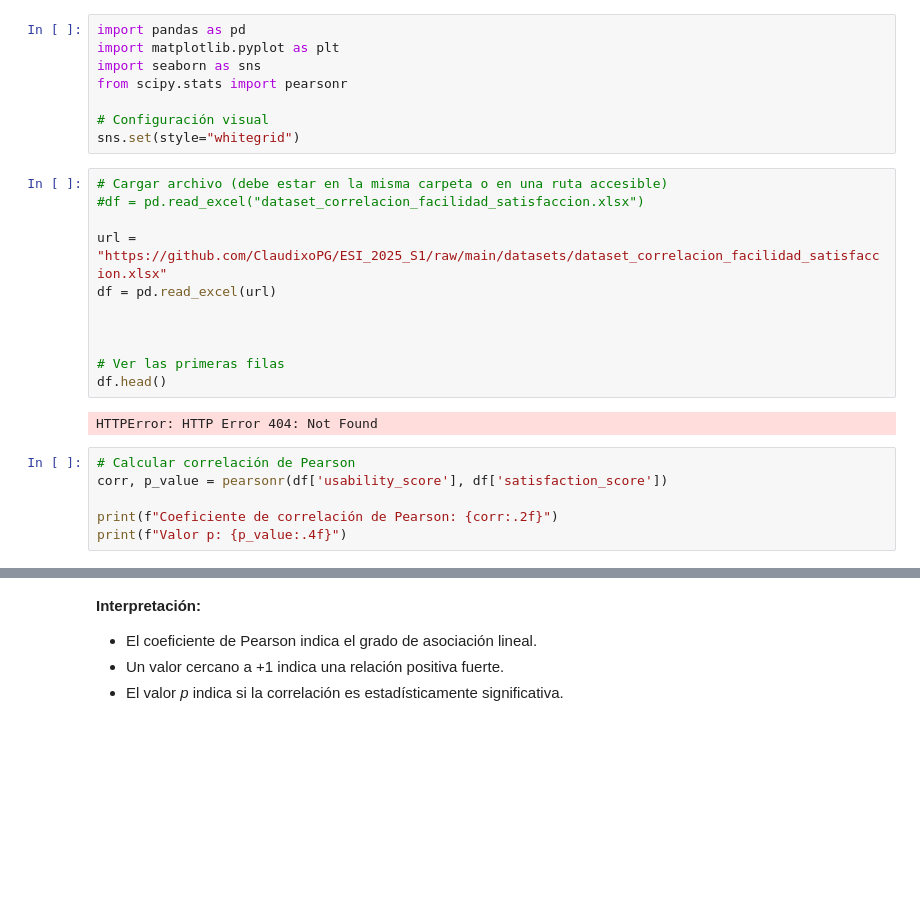
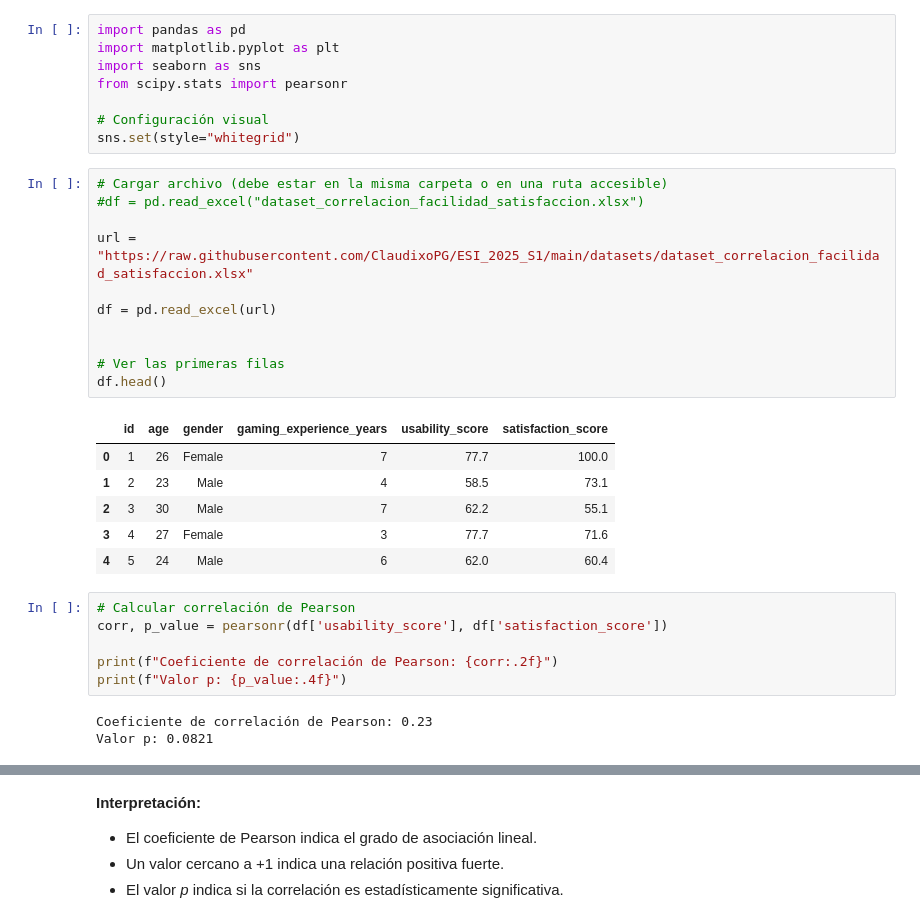
Before and after one commit to ClaudixoPG/ESI_2025_S1, a Jupyter notebook: notebooks/correlacion_facilidad_satisfaccion.ipynb, the cells around one changed output, grey strips where cells are left out. Cells and saved outputs as stored; diff of their text form; blank space fills up the shorter version.

```diff
--- a/notebooks/correlacion_facilidad_satisfaccion.ipynb
+++ b/notebooks/correlacion_facilidad_satisfaccion.ipynb
@@ -12,22 +14,30 @@ sns.set(style="whitegrid")
 # %%
 # Cargar archivo (debe estar en la misma carpeta o en una ruta accesible)
 #df = pd.read_excel("dataset_correlacion_facilidad_satisfaccion.xlsx")
 
-url = "https://github.com/ClaudixoPG/ESI_2025_S1/raw/main/datasets/dataset_correlacion_facilidad_satisfaccion.xlsx"
+url = "https://raw.githubusercontent.com/ClaudixoPG/ESI_2025_S1/main/datasets/dataset_correlacion_facilidad_satisfaccion.xlsx"
+
 df = pd.read_excel(url)
-
 
 
 # Ver las primeras filas
 df.head()
 # %% [output]
-HTTPError: HTTP Error 404: Not Found
+|  | id | age | gender | gaming_experience_years | usability_score | satisfaction_score |
+| 0 | 1 | 26 | Female | 7 | 77.7 | 100.0 |
+| 1 | 2 | 23 | Male | 4 | 58.5 | 73.1 |
+| 2 | 3 | 30 | Male | 7 | 62.2 | 55.1 |
+| 3 | 4 | 27 | Female | 3 | 77.7 | 71.6 |
+| 4 | 5 | 24 | Male | 6 | 62.0 | 60.4 |
 # %%
 # Calcular correlación de Pearson
 corr, p_value = pearsonr(df['usability_score'], df['satisfaction_score'])
 
 print(f"Coeficiente de correlación de Pearson: {corr:.2f}")
 print(f"Valor p: {p_value:.4f}")
+# %% [output]
+Coeficiente de correlación de Pearson: 0.23
+Valor p: 0.0821
 # %%
 # Visualización con gráfico de dispersión
 plt.figure(figsize=(8, 6))
```
Also changed, not shown: parts of 2 cells of this notebook.
